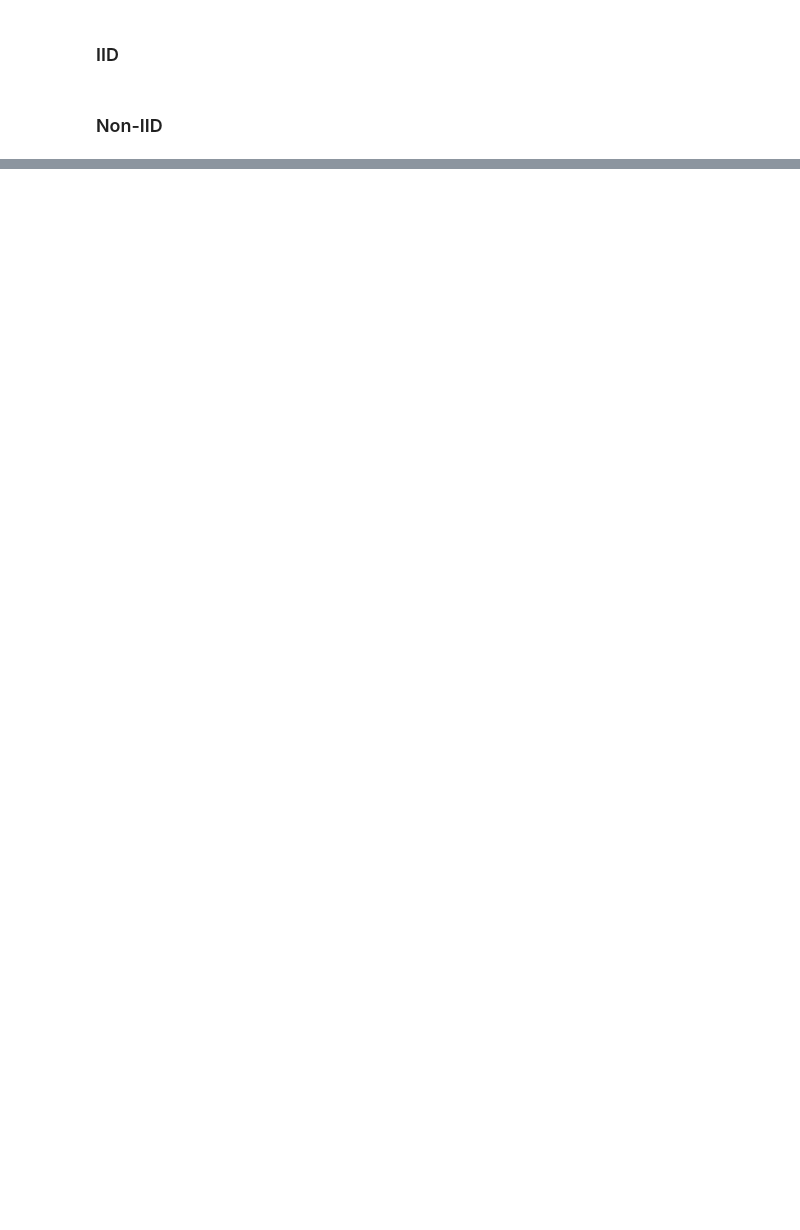
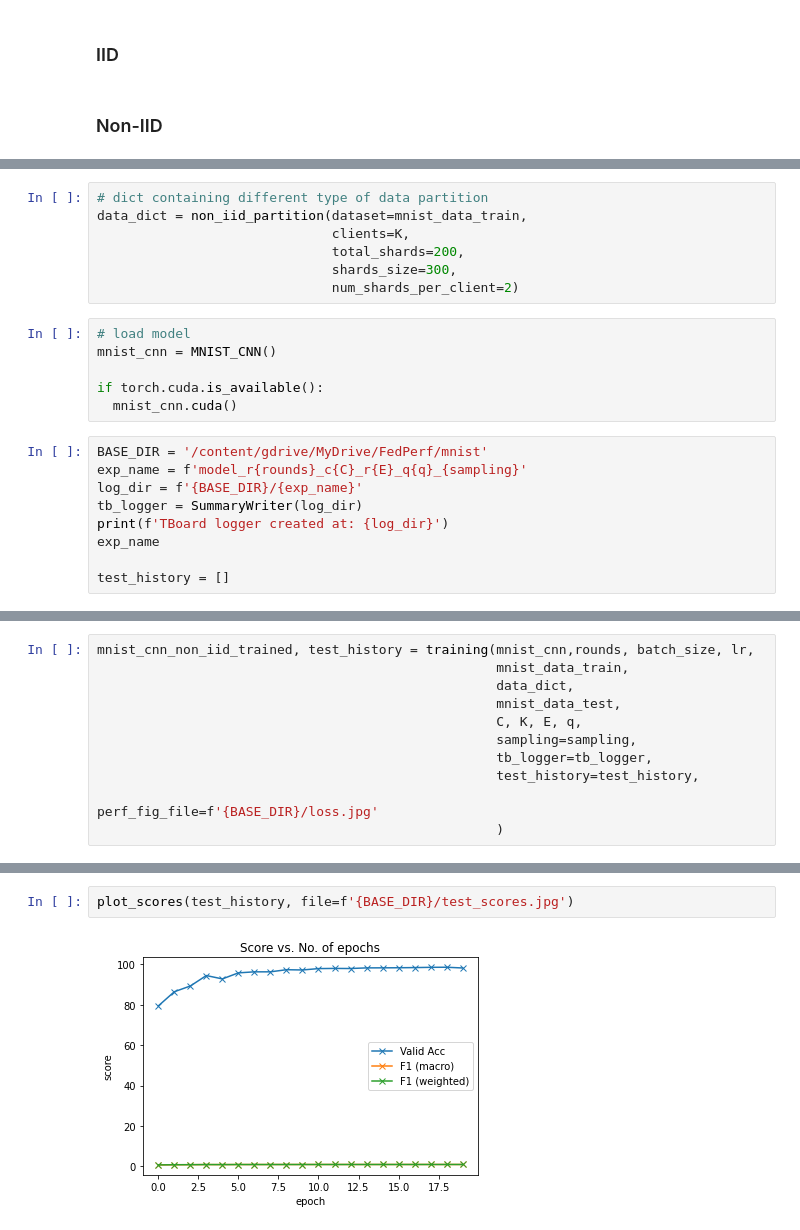
Before and after one commit to tushar-semwal/fedperf, a Jupyter notebook: Santiago/1_Baseline_Notebook_Exp.ipynb, the cells around one changed output, grey strips where cells are left out. Drawn from its saved outputs; the diff is of its cells as text; blank space fills up the shorter version.

```diff
--- a/Santiago/1_Baseline_Notebook_Exp.ipynb
+++ b/Santiago/1_Baseline_Notebook_Exp.ipynb
@@ -260,0 +1345,22 @@ shakespeare_ds
+# %%
+# dict containing different type of data partition
+data_dict = non_iid_partition(dataset=mnist_data_train,
+                              clients=K,
+                              total_shards=200,
+                              shards_size=300,
+                              num_shards_per_client=2)
+# %%
+# load model
+mnist_cnn = MNIST_CNN()
+
+if torch.cuda.is_available():
+  mnist_cnn.cuda()
+# %%
+BASE_DIR = '/content/gdrive/MyDrive/FedPerf/mnist'
+exp_name = f'model_r{rounds}_c{C}_r{E}_q{q}_{sampling}'
+log_dir = f'{BASE_DIR}/{exp_name}'
+tb_logger = SummaryWriter(log_dir)
+print(f'TBoard logger created at: {log_dir}')
+exp_name
+
+test_history = []
@@ -260,0 +1369,11 @@ shakespeare_ds
+# %%
+mnist_cnn_non_iid_trained, test_history = training(mnist_cnn,rounds, batch_size, lr,
+                                                   mnist_data_train,
+                                                   data_dict,
+                                                   mnist_data_test,
+                                                   C, K, E, q,
+                                                   sampling=sampling,
+                                                   tb_logger=tb_logger,
+                                                   test_history=test_history,
+                                                   perf_fig_file=f'{BASE_DIR}/loss.jpg'
+                                                   )
@@ -260,0 +1398,4 @@ shakespeare_ds
+# %%
+plot_scores(test_history, file=f'{BASE_DIR}/test_scores.jpg')
+# %% [output]
+[figure, added]
```
Also changed, not shown: parts of 88 cells of this notebook.
